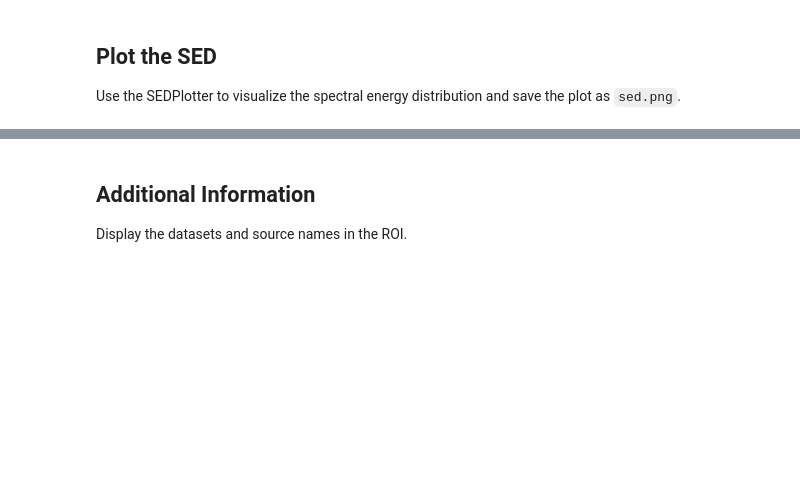
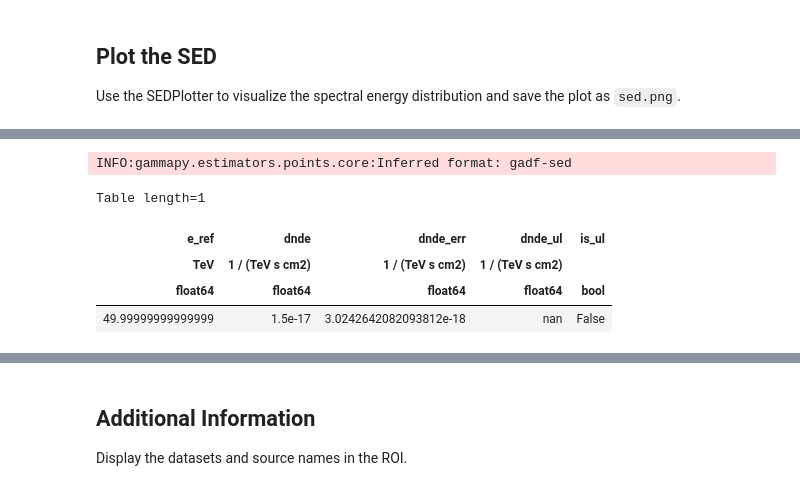
Before and after one commit to rubensjrcosta/feupy, a Jupyter notebook: examples/analysis_roi.ipynb, the cells around one changed output, grey strips where cells are left out. Saved outputs shown, nothing was run; the diff lists cells and outputs as text; code cells hidden in the pictures; blank space fills up the shorter version.

```diff
--- a/examples/analysis_roi.ipynb
+++ b/examples/analysis_roi.ipynb
@@ -183,0 +158,9 @@ The minimum and maximum energies are equal, so a small range will be created aro
+# %%
+datasets[1].data.to_table()
+# %% [output]
+INFO:gammapy.estimators.points.core:Inferred format: gadf-sed
+Table length=1
+| e_ref | dnde | dnde_err | dnde_ul | is_ul |
+| TeV | 1 / (TeV s cm2) | 1 / (TeV s cm2) | 1 / (TeV s cm2) |  |
+| float64 | float64 | float64 | float64 | bool |
+| 49.99999999999999 | 1.5e-17 | 3.0242642082093812e-18 | nan | False |
```
Also changed, not shown: parts of 11 cells of this notebook, 4 other files.
